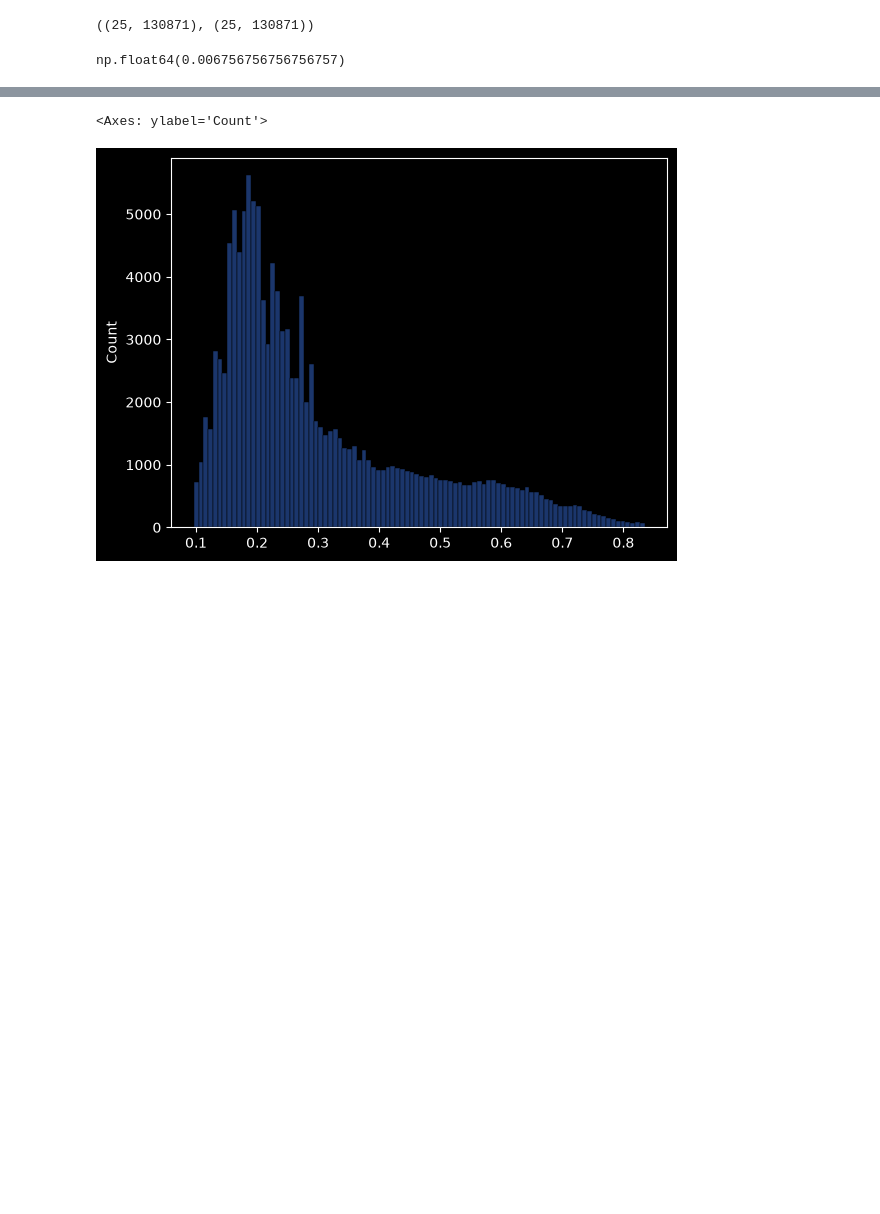
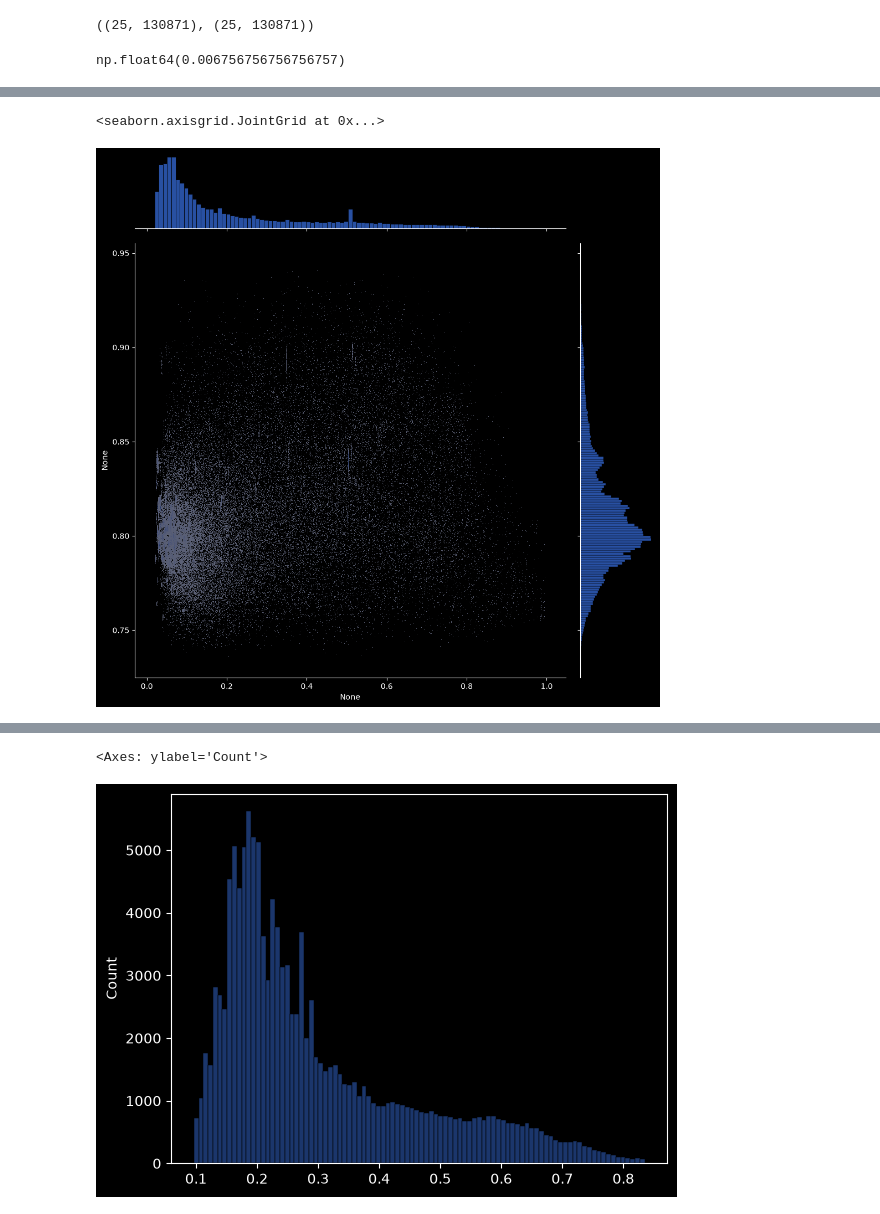
Before and after one commit to T-im4i-k/Active-Learning-for-Email-Interaction-Dynamics, a Jupyter notebook: src/email_outreach/additional_data/plot_u_pi.ipynb, the cells around one changed output, grey strips where cells are left out. Cells and saved outputs as stored; diff of their text form; code cells hidden in the pictures; blank space fills up the shorter version.

```diff
--- a/src/email_outreach/additional_data/plot_u_pi.ipynb
+++ b/src/email_outreach/additional_data/plot_u_pi.ipynb
@@ -25,0 +24,5 @@ sns.jointplot(x=pi[-1], y=u[-1], kind="hist", alpha=0.5, height = 10, bins =1000
+# %%
+sns.jointplot(x=pi[4], y=u[4], kind="hist", alpha=0.5, height = 10, bins =1000)
+# %% [output]
+<seaborn.axisgrid.JointGrid at 0x...>
+[figure, added]
```
Also changed, not shown: parts of 3 cells of this notebook.
